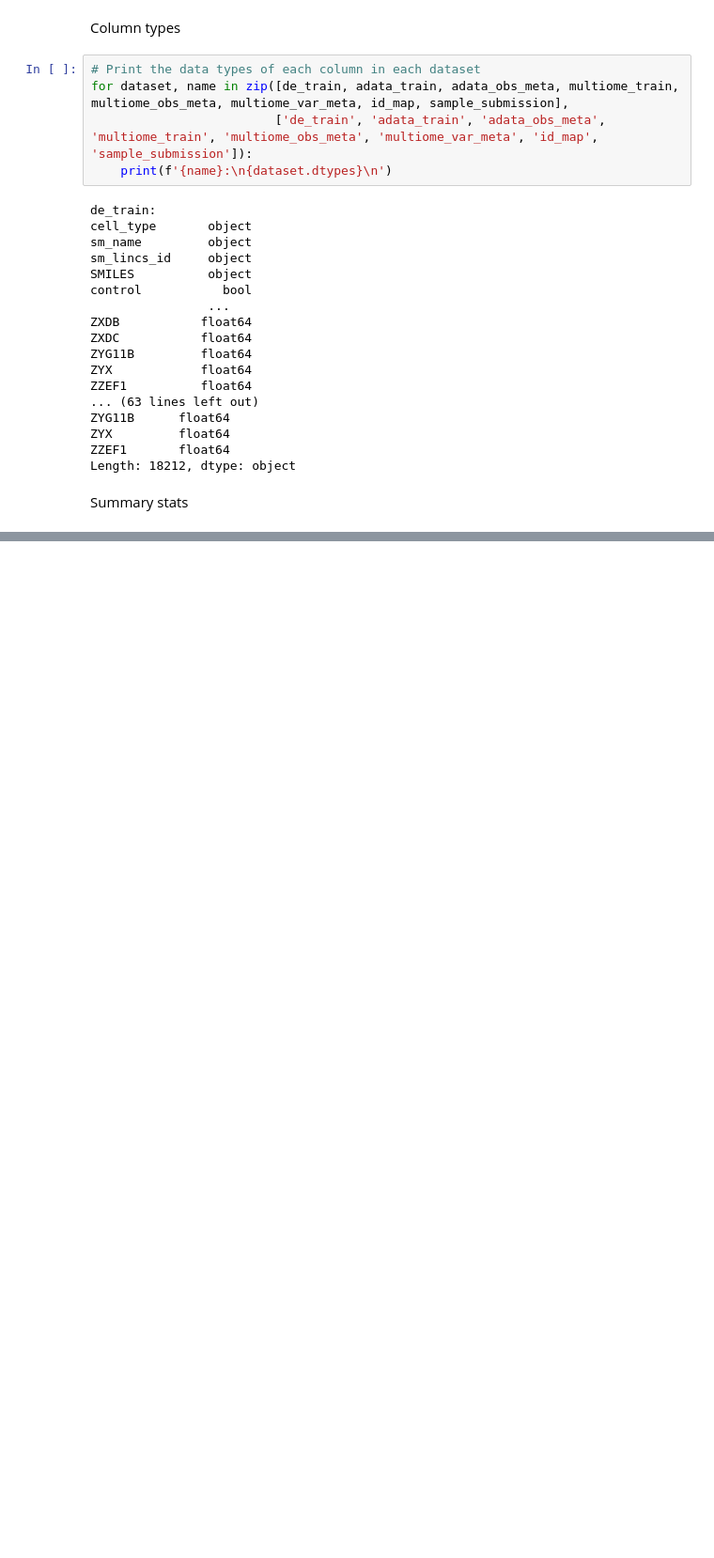
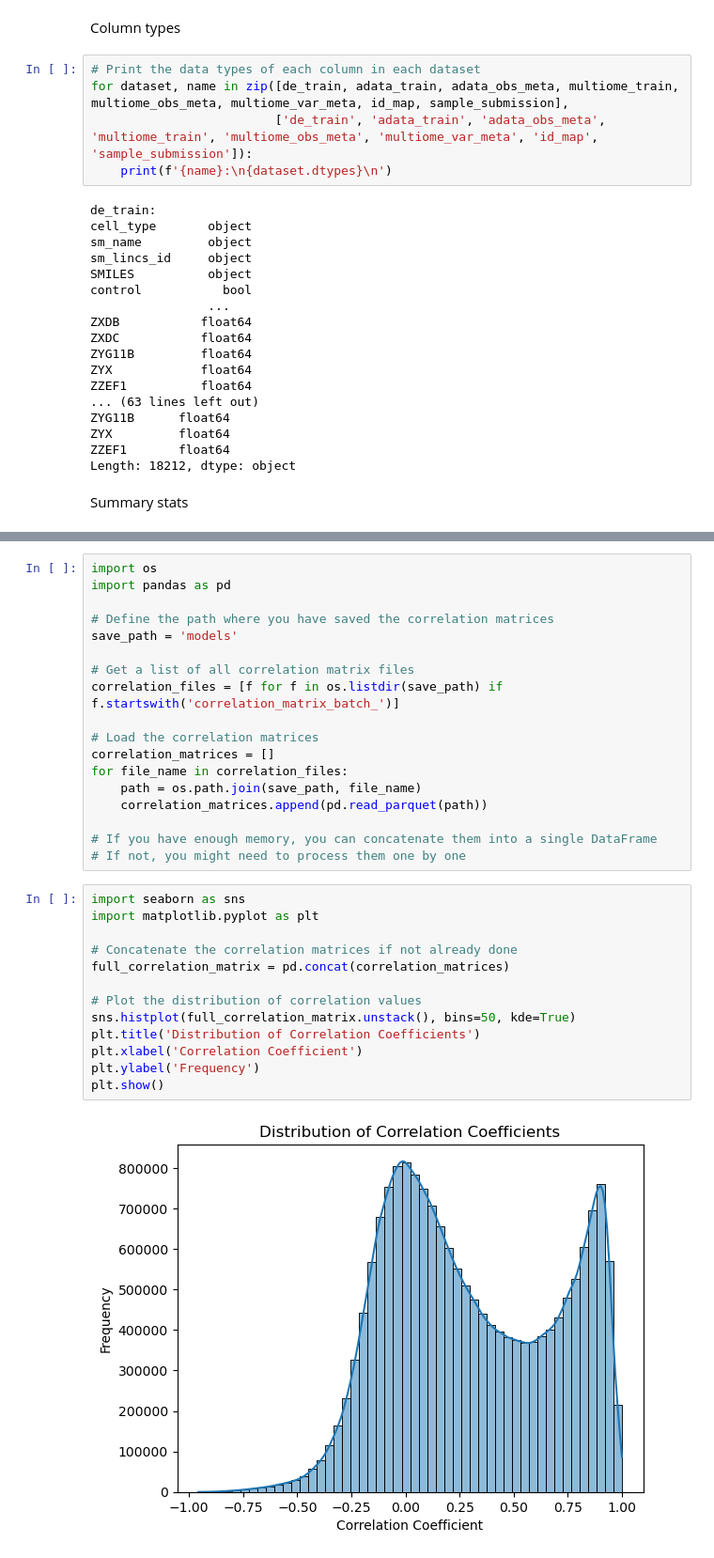
Before and after one commit to F-Sossi/CSS581_Group8_Project_Cell_Pertubations, a Jupyter notebook: Data_exploration.ipynb, the cells around one changed output, grey strips where cells are left out. Shown at 94% size. Cells and saved outputs as stored; diff of their text form; blank space fills up the shorter version.

Commit message:
updated data exploration

```diff
--- a/Data_exploration.ipynb
+++ b/Data_exploration.ipynb
@@ -209,0 +393,33 @@ max       0.0    0.0    0.0
+# %%
+import os
+import pandas as pd
+
+# Define the path where you have saved the correlation matrices
+save_path = 'models'
+
+# Get a list of all correlation matrix files
+correlation_files = [f for f in os.listdir(save_path) if f.startswith('correlation_matrix_batch_')]
+
+# Load the correlation matrices
+correlation_matrices = []
+for file_name in correlation_files:
+    path = os.path.join(save_path, file_name)
+    correlation_matrices.append(pd.read_parquet(path))
+
+# If you have enough memory, you can concatenate them into a single DataFrame
+# If not, you might need to process them one by one
+# %%
+import seaborn as sns
+import matplotlib.pyplot as plt
+
+# Concatenate the correlation matrices if not already done
+full_correlation_matrix = pd.concat(correlation_matrices)
+
+# Plot the distribution of correlation values
+sns.histplot(full_correlation_matrix.unstack(), bins=50, kde=True)
+plt.title('Distribution of Correlation Coefficients')
+plt.xlabel('Correlation Coefficient')
+plt.ylabel('Frequency')
+plt.show()
+# %% [output]
+[figure, added]
```
Also changed, not shown: parts of 8 cells of this notebook, 2 other files.
